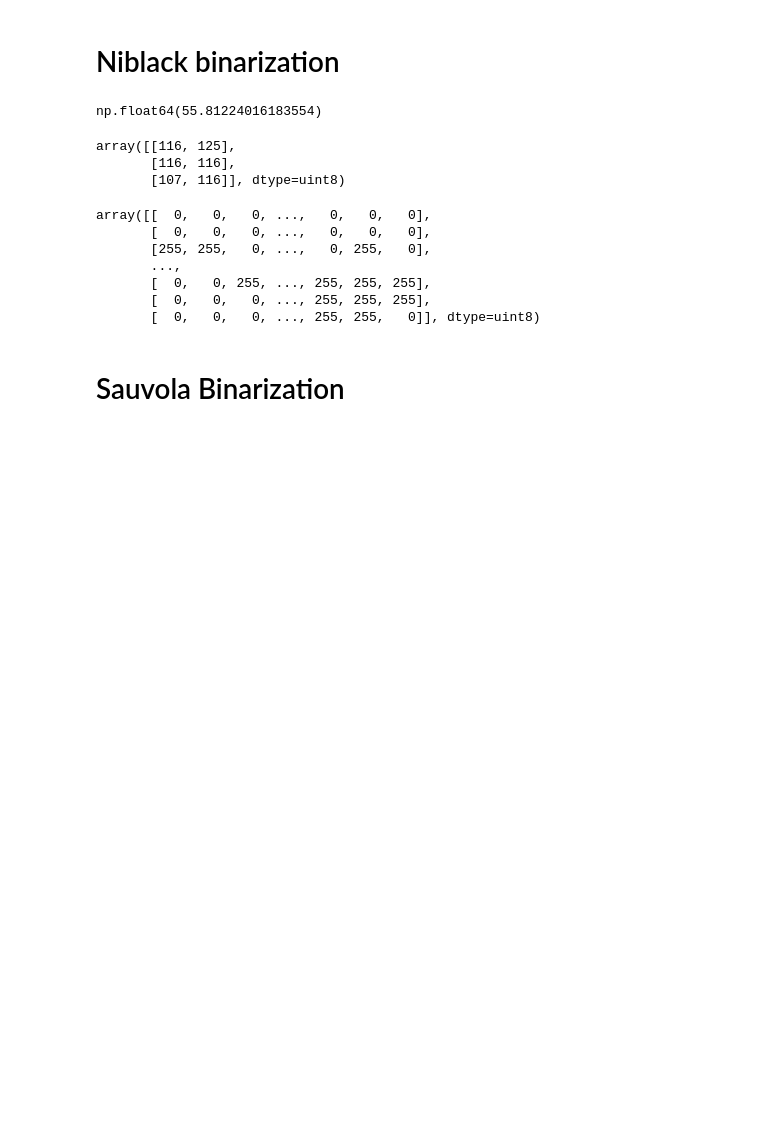
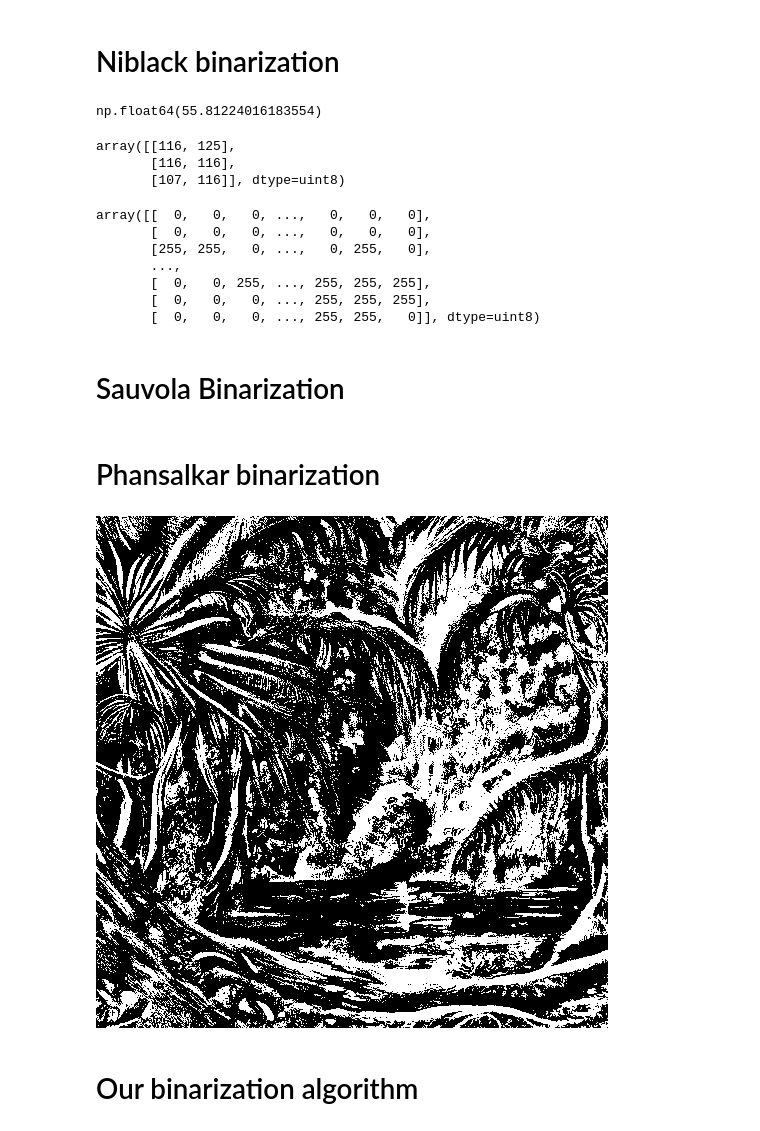
Before and after one commit to dzebrowskii/Histogram-stretching-and-equalization, a Jupyter notebook: zadanie3.ipynb, the cells around one changed output. Saved outputs shown, nothing was run; the diff lists cells and outputs as text; code cells hidden in the pictures; blank space fills up the shorter version.

Commit message:
phansalkar and author's binarization algorithms

```diff
--- a/zadanie3.ipynb
+++ b/zadanie3.ipynb
@@ -97,3 +98,36 @@ sauvola_binarized = sauvola_binarizaiton(img_array, win_size, k, R)
 # %%
 sauvola_binarized_image = Image.fromarray(sauvola_binarized)
 sauvola_binarized_image.show()
+# %% [markdown]
+# Phansalkar binarization
+# %%
+def phansalkar_binarizaiton(img_array, win_size, k, R, p, q):
+    e = math.e
+    for i in range(img_array.shape[0]):
+        for j in range(img_array.shape[1]):
+            std = np.std(img_array[i:i+win_size, j:j+win_size])
+            mean = np.mean(img_array[i:i+win_size, j:j+win_size])
+            phansalkar_threshold = mean*(1+ p*e**(-q*mean) + k*(std/R - 1))
+
+            if img_array[i,j] > phansalkar_threshold:
+                img_array[i,j] = 255
+            else:
+                img_array[i,j] = 0
+
+    return img_array
+# %%
+win_size = 40
+k = 0.25 #best results in article
+R = 128
+q=4 # from article
+p = 3 #from article
+# %%
+phansalkar_binarized = phansalkar_binarizaiton(img_array, win_size, k, R, p, q)
+# %%
+phansalkar_binarized_img = Image.fromarray(phansalkar_binarized)
+# %%
+phansalkar_binarized_img
+# %% [output]
+[figure, added]
+# %% [markdown]
+# Our binarization algorithm
```
Also changed, not shown: parts of 6 cells of this notebook.
